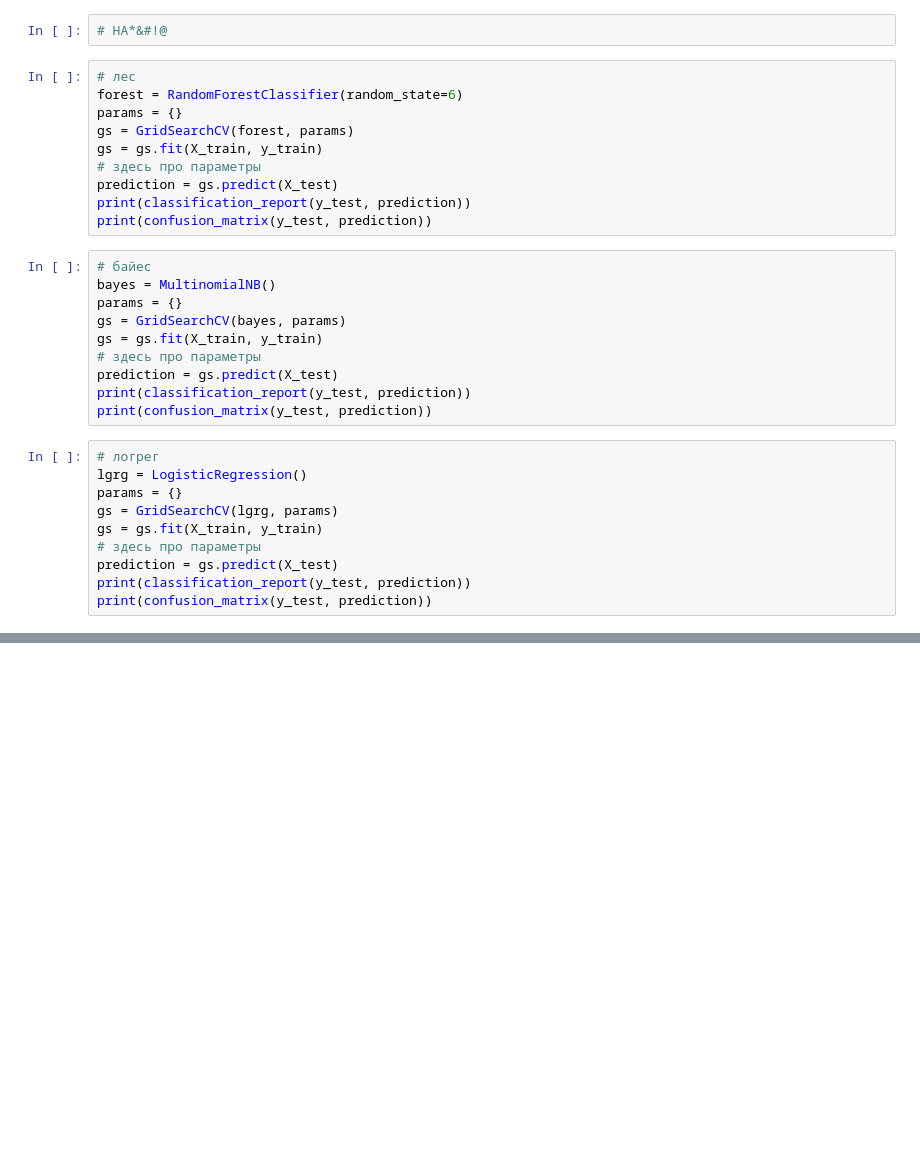
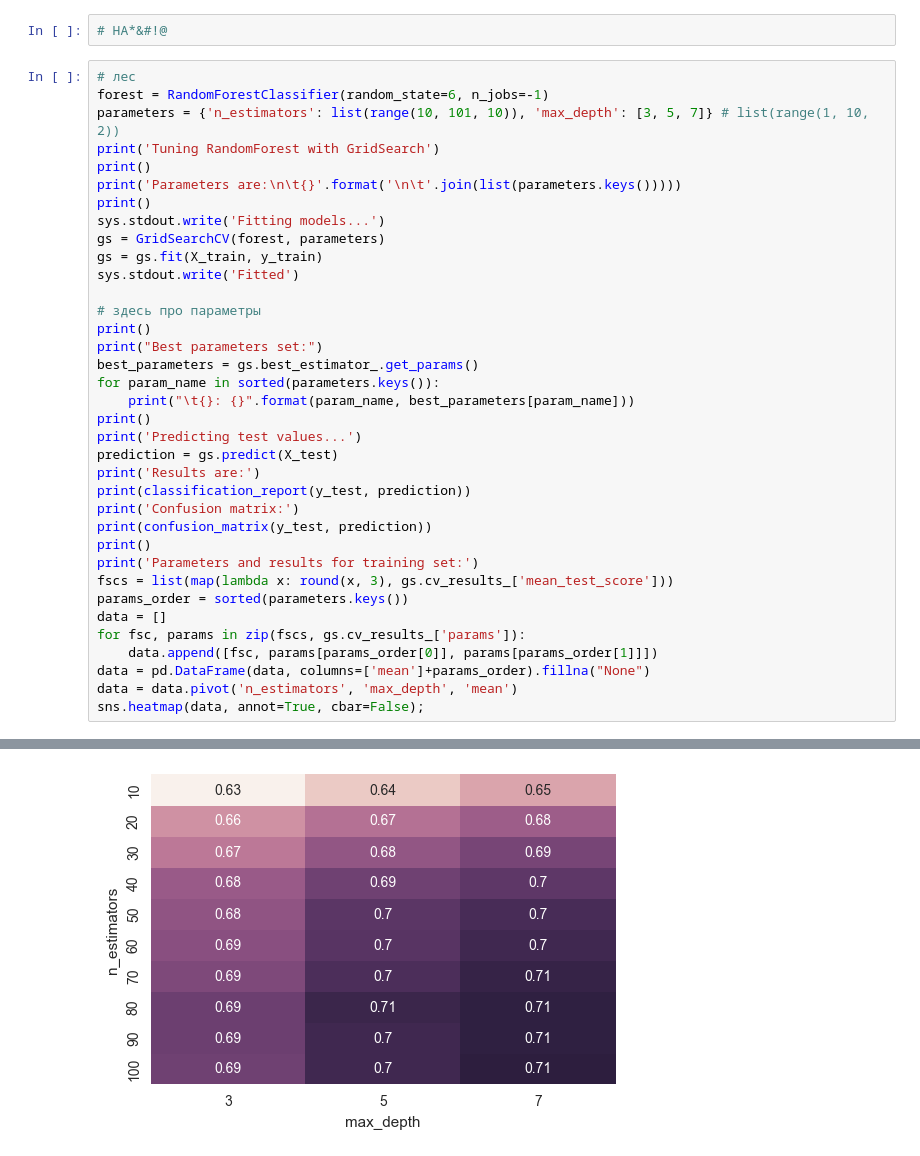
Before and after one commit to BasilisAndr/ml, a Jupyter notebook: logreghw.ipynb, the cells around one changed output, grey strips where cells are left out. Cells and saved outputs as stored; diff of their text form; blank space fills up the shorter version.

Commit message:
models trained

```diff
--- a/logreghw.ipynb
+++ b/logreghw.ipynb
@@ -55,33 +65,40 @@ X_train, X_test, y_train, y_test = train_test_split(tfidf, data['gender'])
 например, построить частотные списки и сравнить их (достаточно ли матрицы терм-документ с ненормализованными вхождениями слов?)
 # %%
 # НА*&#!@
-# %%
-# лес
-forest = RandomForestClassifier(random_state=6)
-params = {}
-gs = GridSearchCV(forest, params)
-gs = gs.fit(X_train, y_train)
-# здесь про параметры
-prediction = gs.predict(X_test)
-print(classification_report(y_test, prediction))
-print(confusion_matrix(y_test, prediction))
-# %%
-# байес
-bayes = MultinomialNB()
-params = {}
-gs = GridSearchCV(bayes, params)
-gs = gs.fit(X_train, y_train)
-# здесь про параметры
-prediction = gs.predict(X_test)
-print(classification_report(y_test, prediction))
-print(confusion_matrix(y_test, prediction))
-# %%
-# логрег
-lgrg = LogisticRegression()
-params = {}
-gs = GridSearchCV(lgrg, params)
-gs = gs.fit(X_train, y_train)
-# здесь про параметры
-prediction = gs.predict(X_test)
-print(classification_report(y_test, prediction))
-print(confusion_matrix(y_test, prediction))
+# %%
+# лес
+forest = RandomForestClassifier(random_state=6, n_jobs=-1)
+parameters = {'n_estimators': list(range(10, 101, 10)), 'max_depth': [3, 5, 7]} # list(range(1, 10, 2))
+print('Tuning RandomForest with GridSearch')
+print()
+print('Parameters are:\n\t{}'.format('\n\t'.join(list(parameters.keys()))))
+print()
+sys.stdout.write('Fitting models...')
+gs = GridSearchCV(forest, parameters)
+gs = gs.fit(X_train, y_train)
+sys.stdout.write('Fitted')
+
+# здесь про параметры
+print()
+print("Best parameters set:")
+best_parameters = gs.best_estimator_.get_params()
+for param_name in sorted(parameters.keys()):
+    print("\t{}: {}".format(param_name, best_parameters[param_name]))
+print()
+print('Predicting test values...')
+prediction = gs.predict(X_test)
+print('Results are:')
+print(classification_report(y_test, prediction))
+print('Confusion matrix:')
+print(confusion_matrix(y_test, prediction))
+print()
+print('Parameters and results for training set:')
+fscs = list(map(lambda x: round(x, 3), gs.cv_results_['mean_test_score']))
+params_order = sorted(parameters.keys())
+data = []
+for fsc, params in zip(fscs, gs.cv_results_['params']):
+    data.append([fsc, params[params_order[0]], params[params_order[1]]])
+data = pd.DataFrame(data, columns=['mean']+params_order).fillna("None")
+data = data.pivot('n_estimators', 'max_depth', 'mean')
+sns.heatmap(data, annot=True, cbar=False);
+# %% [output]
@@ -87,0 +122 @@ print(confusion_matrix(y_test, prediction))
+[figure, added]
```
Also changed, not shown: parts of 9 cells of this notebook.
